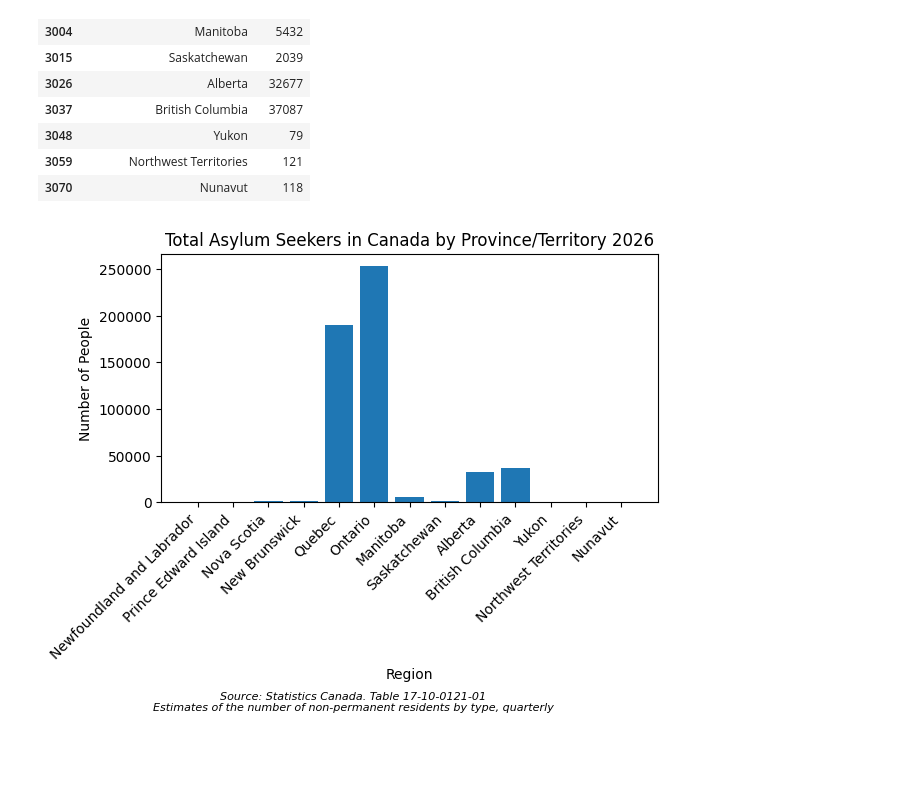
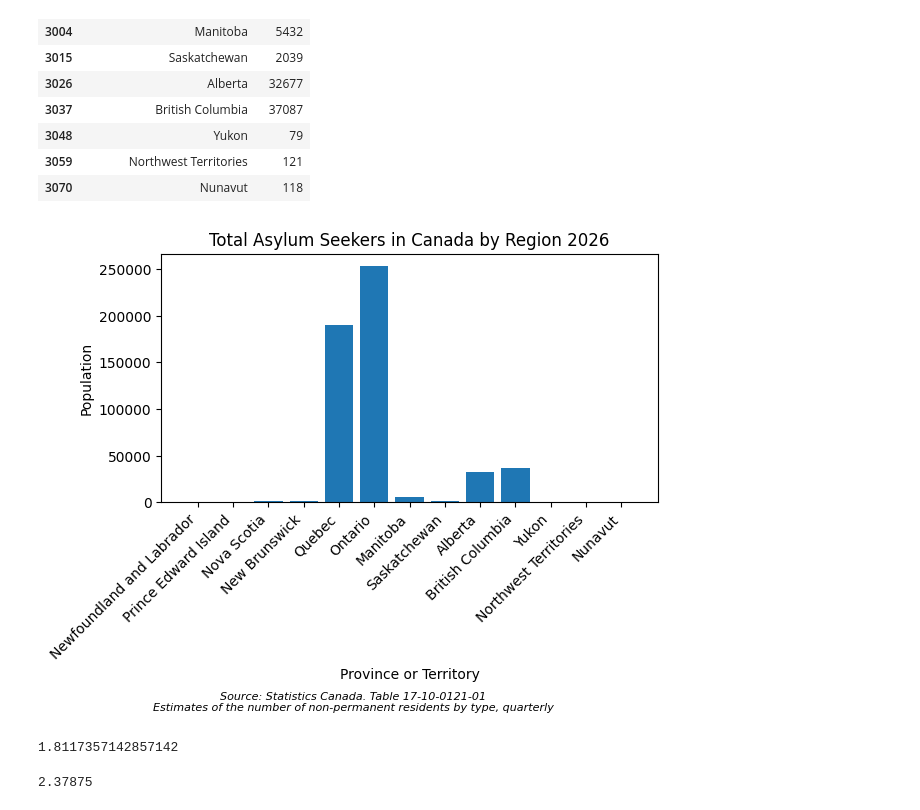
Before and after one commit to yrmo/gcinfo, a Jupyter notebook: non-permanent-asylum-province-2021-present.ipynb, the cells around one changed output. Drawn from its saved outputs; the diff is of its cells as text; code cells hidden in the pictures; blank space fills up the shorter version.

Commit message:
Clean plot in asylum seekers by province

```diff
--- a/non-permanent-asylum-province-2021-present.ipynb
+++ b/non-permanent-asylum-province-2021-present.ipynb
@@ -108,24 +108,32 @@ df_region_2026_04_total_asylum[["GEO", "VALUE"]]
 # %%
 fig, ax = plt.subplots()
 
 ax.bar(df_region_2026_04_total_asylum["GEO"], df_region_2026_04_total_asylum["VALUE"])
 
-ax.set_title("Total Asylum Seekers in Canada by Province/Territory 2026")
-ax.set_xlabel("Region")
-ax.set_ylabel("Number of People")
+ax.set_title("Total Asylum Seekers in Canada by Region 2026")
+ax.set_xlabel("Province or Territory")
+ax.set_ylabel("Population")
 
 plt.xticks(rotation=45, ha="right")
 plt.subplots_adjust(bottom=0.3)
 
 plt.figtext(
     0.5, -0.03,
     "Source: Statistics Canada. Table 17-10-0121-01\nEstimates of the number of non-permanent residents by type, quarterly",
     ha="center",
     fontsize=8,
     style="italic"
 )
 
 plt.tight_layout()
 plt.show()
 # %% [output]
-[figure, old version]
+[figure, new version]
+# %%
+(253643 / 14000000) * 100
+# %% [output]
+1.8117357142857142
+# %%
+(190300 / 8000000) * 100
+# %% [output]
+2.37875
```
